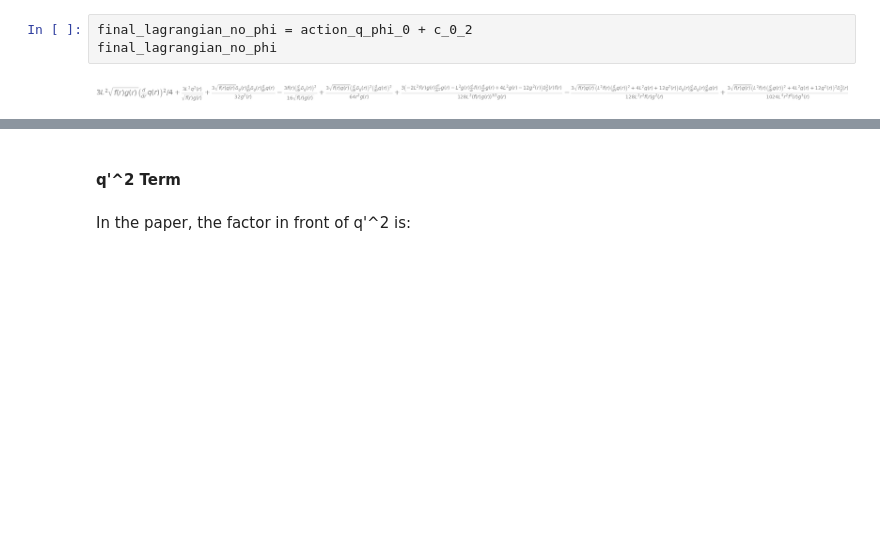
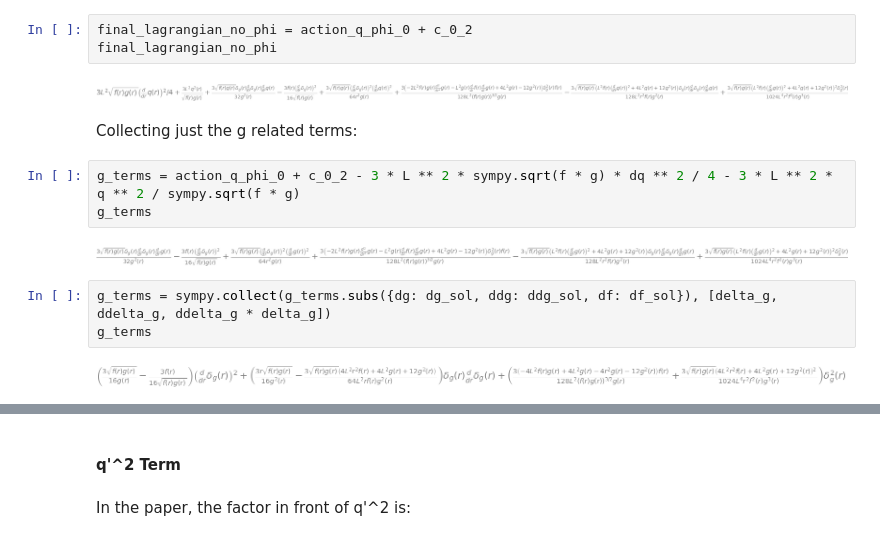
Before and after one commit to jchryssanthacopoulos/wormholes, a Jupyter notebook: second_order_action_analysis.ipynb, the cells around one changed output, grey strips where cells are left out. Drawn from its saved outputs; the diff is of its cells as text; blank space fills up the shorter version.

Commit message:
Show g terms under phi = 0 assumption cancel

```diff
--- a/second_order_action_analysis.ipynb
+++ b/second_order_action_analysis.ipynb
@@ -473,3 +473,15 @@ final_lagrangian_no_phi = action_q_phi_0 + c_0_2
 final_lagrangian_no_phi
 # %% [output]
 [figure]
+# %% [markdown]
+Collecting just the g related terms:
+# %%
+g_terms = action_q_phi_0 + c_0_2 - 3 * L ** 2 * sympy.sqrt(f * g) * dq ** 2 / 4 - 3 * L ** 2 * q ** 2 / sympy.sqrt(f * g)
+g_terms
+# %% [output]
+[figure, added]
+# %%
+g_terms = sympy.collect(g_terms.subs({dg: dg_sol, ddg: ddg_sol, df: df_sol}), [delta_g, ddelta_g, ddelta_g * delta_g])
+g_terms
+# %% [output]
+[figure, added]
```
Also changed, not shown: parts of 10 cells of this notebook.
